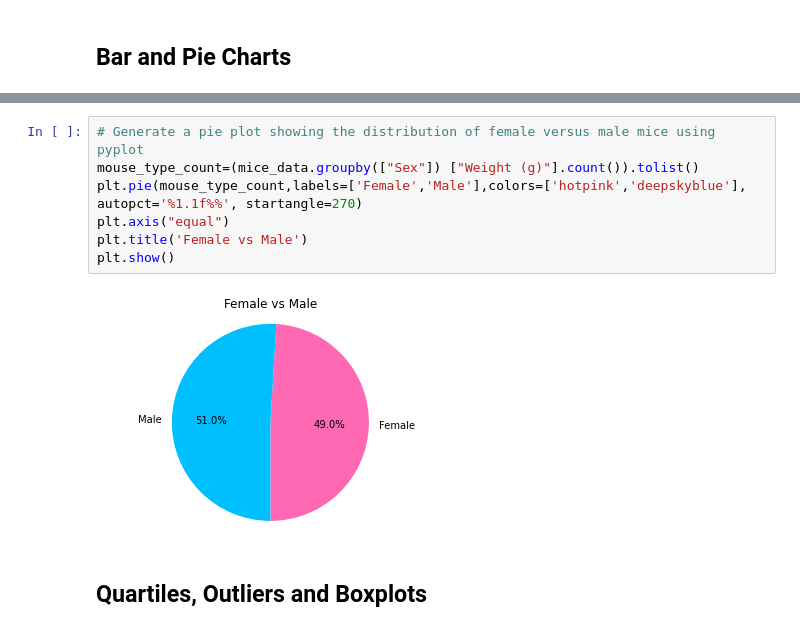
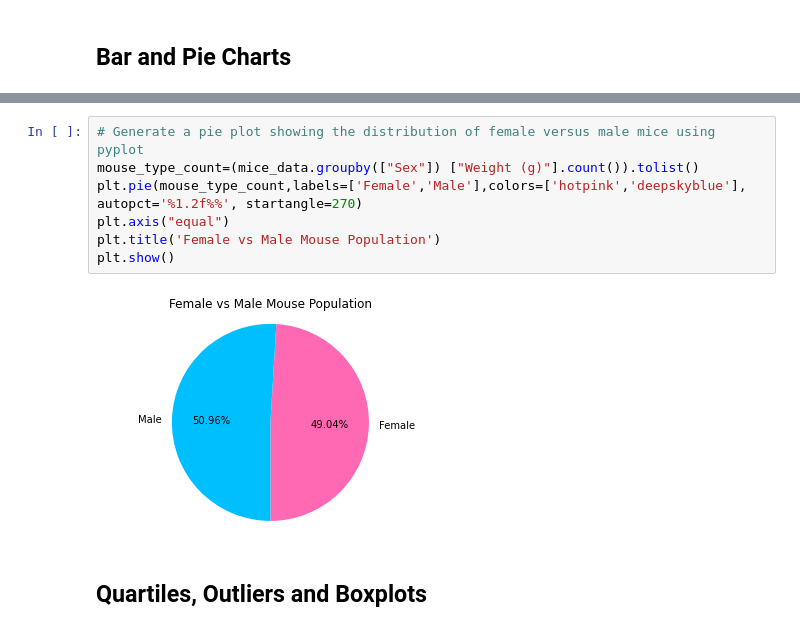
Before and after one commit to malejandrasalgado/Matplotib-challenge, a Jupyter notebook: Pymaceuticals/pymaceuticals_starter.ipynb, the cells around one changed output, grey strips where cells are left out. Cells and saved outputs as stored; diff of their text form.

```diff
--- a/Pymaceuticals/pymaceuticals_starter.ipynb
+++ b/Pymaceuticals/pymaceuticals_starter.ipynb
@@ -186,12 +203,12 @@ plt.show()
 # %%
 # Generate a pie plot showing the distribution of female versus male mice using pyplot
 mouse_type_count=(mice_data.groupby(["Sex"]) ["Weight (g)"].count()).tolist()
-plt.pie(mouse_type_count,labels=['Female','Male'],colors=['hotpink','deepskyblue'], autopct='%1.1f%%', startangle=270)
+plt.pie(mouse_type_count,labels=['Female','Male'],colors=['hotpink','deepskyblue'], autopct='%1.2f%%', startangle=270)
 plt.axis("equal")
-plt.title('Female vs Male')
+plt.title('Female vs Male Mouse Population')
 plt.show()
 # %% [output]
-[figure, old version]
+[figure, new version]
 # %% [markdown]
 ## Quartiles, Outliers and Boxplots
 # %%
```
Also changed, not shown: parts of 13 cells of this notebook, 1 other file.
